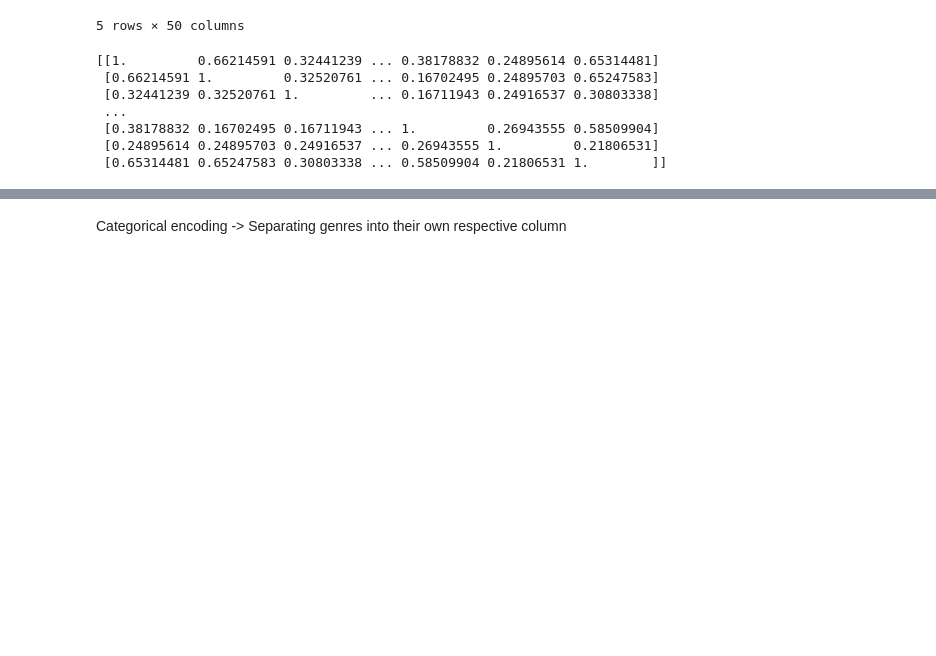
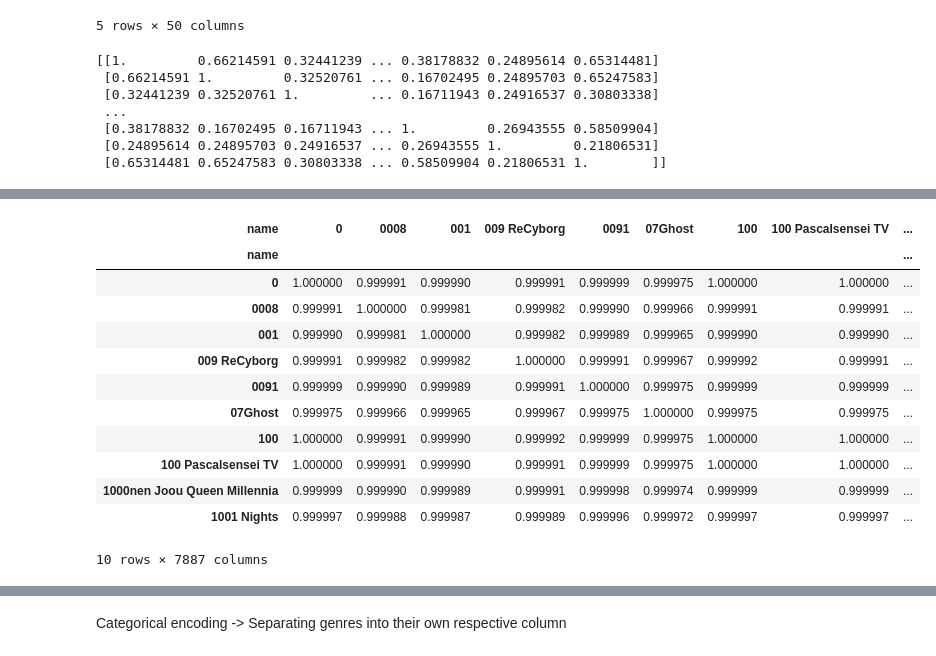
Before and after one commit to Haaris-Syed/AnimeRecommender, a Jupyter notebook: AnimeDataset-Preprocessing.ipynb, the cells around one changed output, grey strips where cells are left out. Cells and saved outputs as stored; diff of their text form; code cells hidden in the pictures; blank space fills up the shorter version.

```diff
--- a/AnimeDataset-Preprocessing.ipynb
+++ b/AnimeDataset-Preprocessing.ipynb
@@ -232,0 +365,19 @@ merged_anime_reviews_df.head()
+# %%
+item_similarities = cosine_similarity(anime_rating_pivot.T)
+item_similarities_df = pd.DataFrame(item_similarities, index=anime_rating_pivot.columns, columns=anime_rating_pivot.columns)
+
+item_similarities_df.head(10)
+# %% [output]
+| name | 0 | 0008 | 001 | 009 ReCyborg | 0091 | 07Ghost | 100 | 100 Pascalsensei TV | ... |
+| name |  |  |  |  |  |  |  |  | ... |
+| 0 | 1.000000 | 0.999991 | 0.999990 | 0.999991 | 0.999999 | 0.999975 | 1.000000 | 1.000000 | ... |
+| 0008 | 0.999991 | 1.000000 | 0.999981 | 0.999982 | 0.999990 | 0.999966 | 0.999991 | 0.999991 | ... |
+| 001 | 0.999990 | 0.999981 | 1.000000 | 0.999982 | 0.999989 | 0.999965 | 0.999990 | 0.999990 | ... |
+| 009 ReCyborg | 0.999991 | 0.999982 | 0.999982 | 1.000000 | 0.999991 | 0.999967 | 0.999992 | 0.999991 | ... |
+| 0091 | 0.999999 | 0.999990 | 0.999989 | 0.999991 | 1.000000 | 0.999975 | 0.999999 | 0.999999 | ... |
+| 07Ghost | 0.999975 | 0.999966 | 0.999965 | 0.999967 | 0.999975 | 1.000000 | 0.999975 | 0.999975 | ... |
+| 100 | 1.000000 | 0.999991 | 0.999990 | 0.999992 | 0.999999 | 0.999975 | 1.000000 | 1.000000 | ... |
+| 100 Pascalsensei TV | 1.000000 | 0.999991 | 0.999990 | 0.999991 | 0.999999 | 0.999975 | 1.000000 | 1.000000 | ... |
+| 1000nen Joou Queen Millennia | 0.999999 | 0.999990 | 0.999989 | 0.999991 | 0.999998 | 0.999974 | 0.999999 | 0.999999 | ... |
+| 1001 Nights | 0.999997 | 0.999988 | 0.999987 | 0.999989 | 0.999996 | 0.999972 | 0.999997 | 0.999997 | ... |
+10 rows × 7887 columns
```
Also changed, not shown: parts of 52 cells of this notebook.
